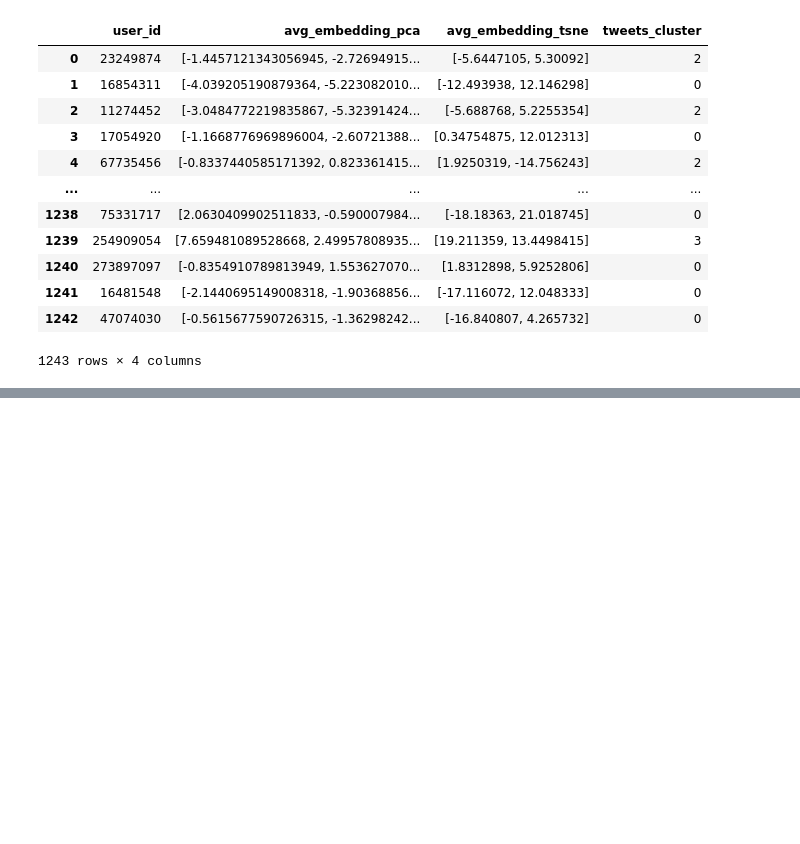
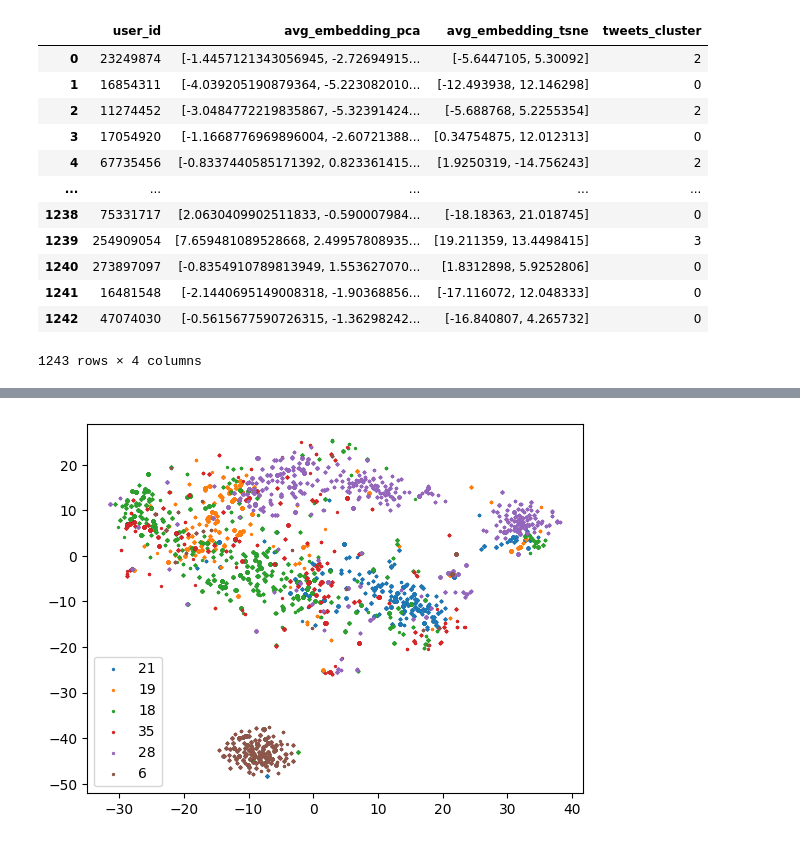
Before and after one commit to AleksandraSorokovikova/community-idea-lab-detection, a Jupyter notebook: sandbox/clustering_relies.ipynb, the cells around one changed output, grey strips where cells are left out. Cells and saved outputs as stored; diff of their text form; code cells hidden in the pictures; blank space fills up the shorter version.

```diff
--- a/sandbox/clustering_relies.ipynb
+++ b/sandbox/clustering_relies.ipynb
@@ -165,0 +181,10 @@ with open('replies_clusters.pickle', 'wb') as f:
+# %%
+fig, ax = plt.subplots()
+for cluster in replies_clusters['cluster'].unique():
+    users_cluster = np.array([i for i in replies_clusters
+                             .query('cluster == @cluster')['avg_embedding_tsne'].values])
+    ax.scatter(users_cluster[:, 0], users_cluster[:, 1], s=2, label=cluster)
+ax.legend()
+plt.show()
+# %% [output]
+[figure, added]
```
Also changed, not shown: parts of 5 cells of this notebook.
